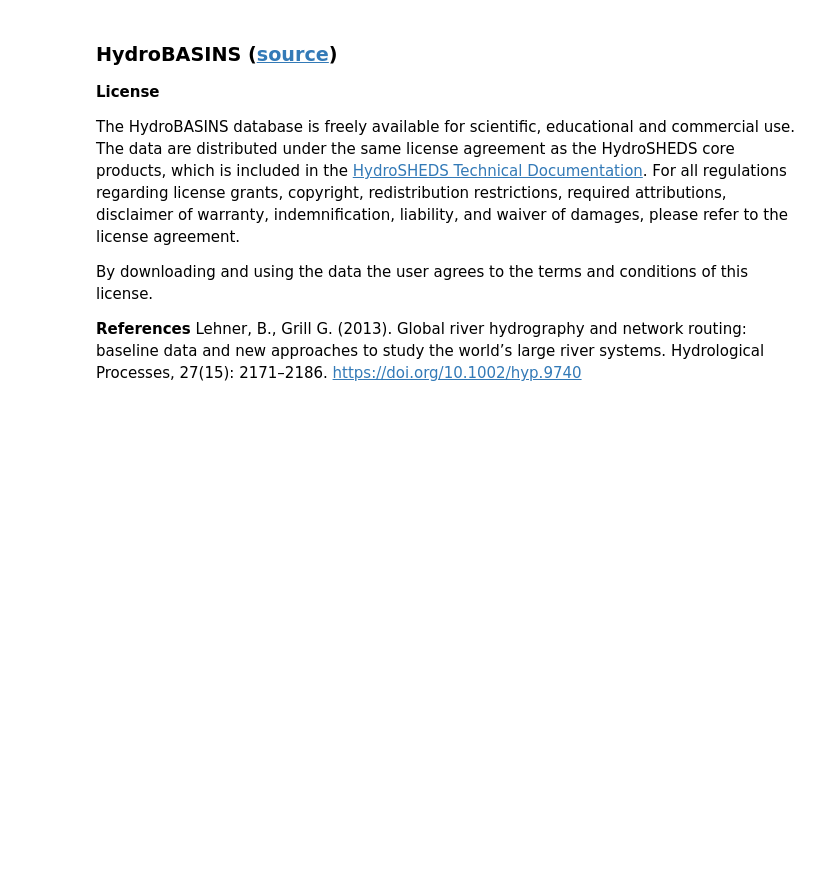
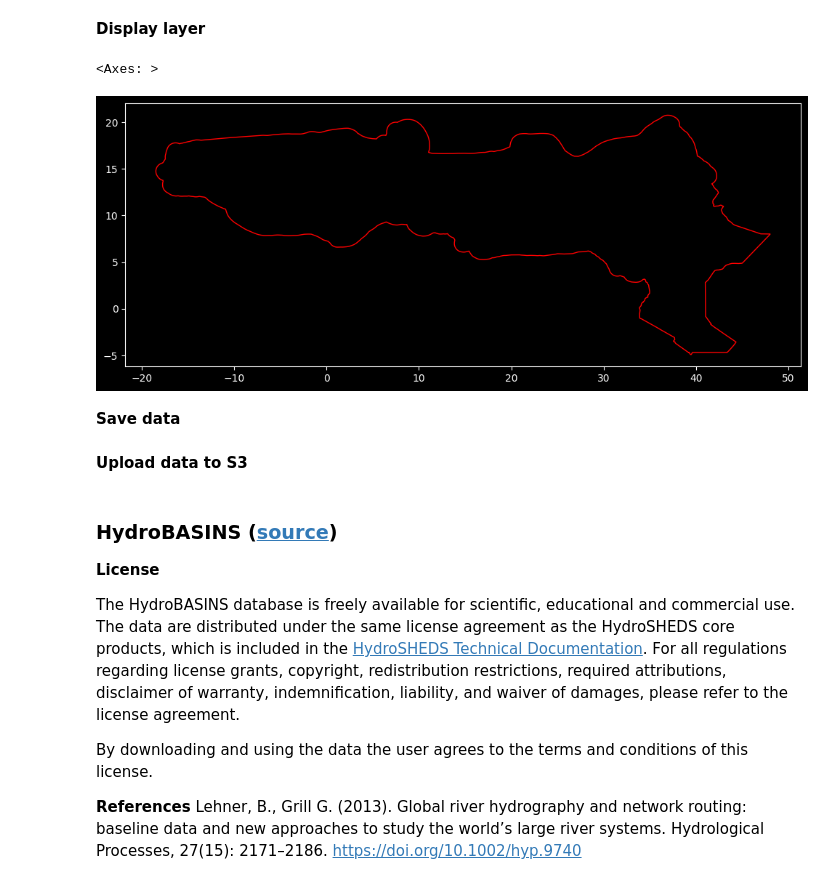
Before and after one commit to wetlands-international/wetlands-atlas, a Jupyter notebook: data-processing/notebooks/01_download_data.ipynb, the cells around one changed output. Saved outputs shown, nothing was run; the diff lists cells and outputs as text; code cells hidden in the pictures; blank space fills up the shorter version.

Commit message:
Add sahel boundary

```diff
--- a/data-processing/notebooks/01_download_data.ipynb
+++ b/data-processing/notebooks/01_download_data.ipynb
@@ -30,0 +37,6 @@ from processing.helpers.s3 import upload_file_to_s3
+# %%
+directory = Path("../data/raw/")
+file_name = "sahel_boundary.gpkg"
+file_id = "10I6Z6k_5laK70n1BpnWC_BWAHR8IbF2g"
+gdf = download_sahel_boundary(directory, file_name, file_id)
+gdf.head()
@@ -30,0 +50,3 @@ from processing.helpers.s3 import upload_file_to_s3
+# %%
+sahel = process_sahel_data(gdf)
+sahel.head()
@@ -30,0 +58,11 @@ from processing.helpers.s3 import upload_file_to_s3
+# %% [markdown]
+**Display layer**
+# %%
+fig, ax = plt.subplots(figsize=(12, 6))
+
+sahel.plot(ax=ax, color="none", edgecolor="red")
+# %% [output]
+<Axes: >
+[figure, added]
+# %% [markdown]
+**Save data**
@@ -30,0 +71,2 @@ from processing.helpers.s3 import upload_file_to_s3
+# %% [markdown]
+**Upload data to S3**
```
Also changed, not shown: parts of 11 cells of this notebook, 5 other files.
